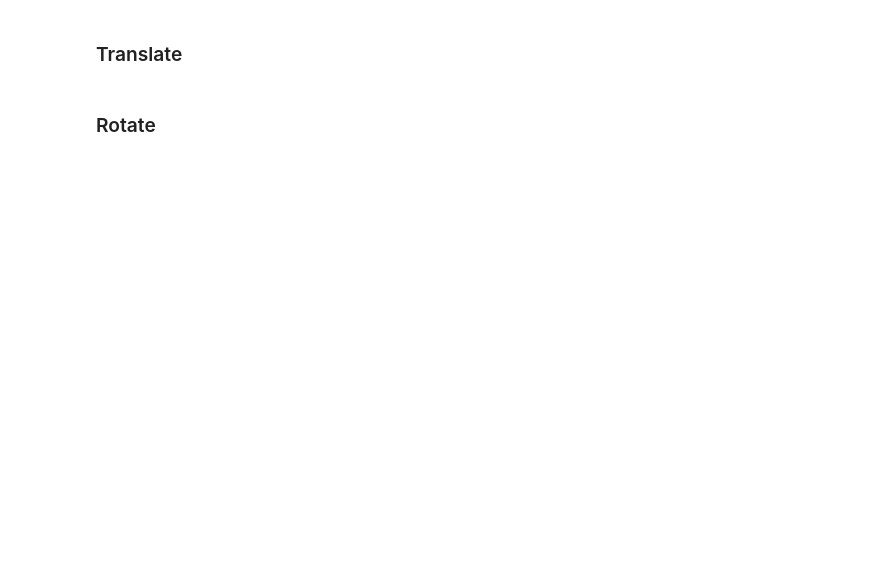
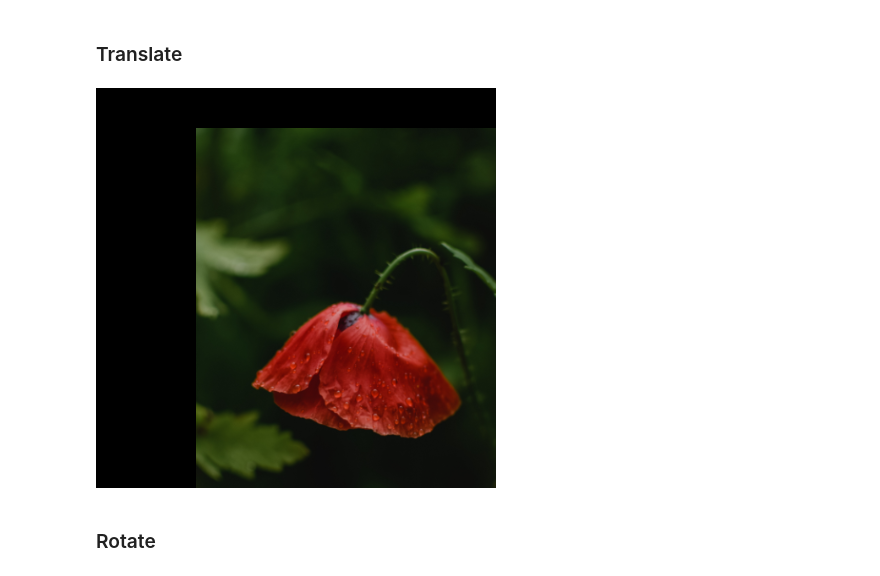
Before and after one commit to OliverThomaschewski/data_augmentation, a Jupyter notebook: data.ipynb, the cells around one changed output. Drawn from its saved outputs; the diff is of its cells as text; code cells hidden in the pictures; blank space fills up the shorter version.

```diff
--- a/data.ipynb
+++ b/data.ipynb
@@ -83,8 +91,10 @@ display(hflip_img, vflip_img)
 # %% [markdown]
 ### Translate
 # %%
-translate_img = T.functional.affine(orig_img, angle = 0, translate=[100 ,40], scale=1, shear=0)
+translate_img = TF.affine(orig_img, angle = 0, translate=[100 ,40], scale=1, shear=0)
 translate_img
+# %% [output]
+[figure, added]
 # %% [markdown]
 ### Rotate
 # %%
```
Also changed, not shown: parts of 19 cells of this notebook.
